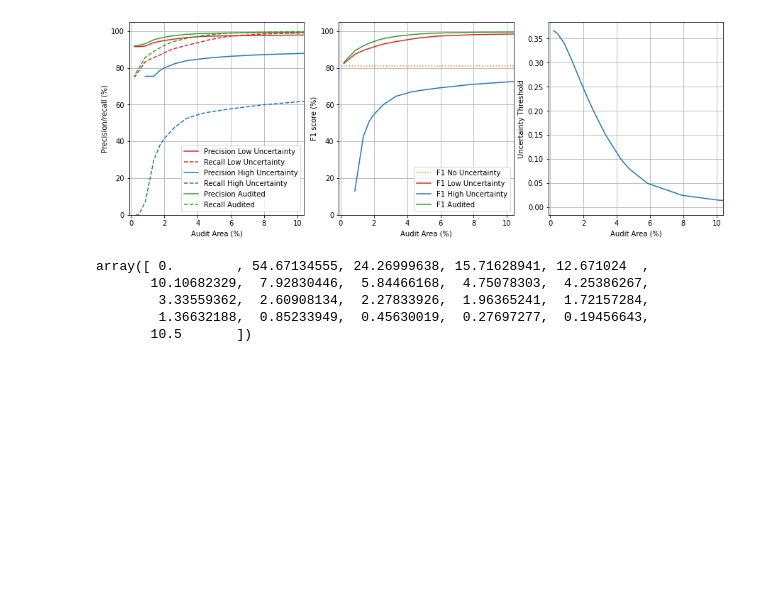
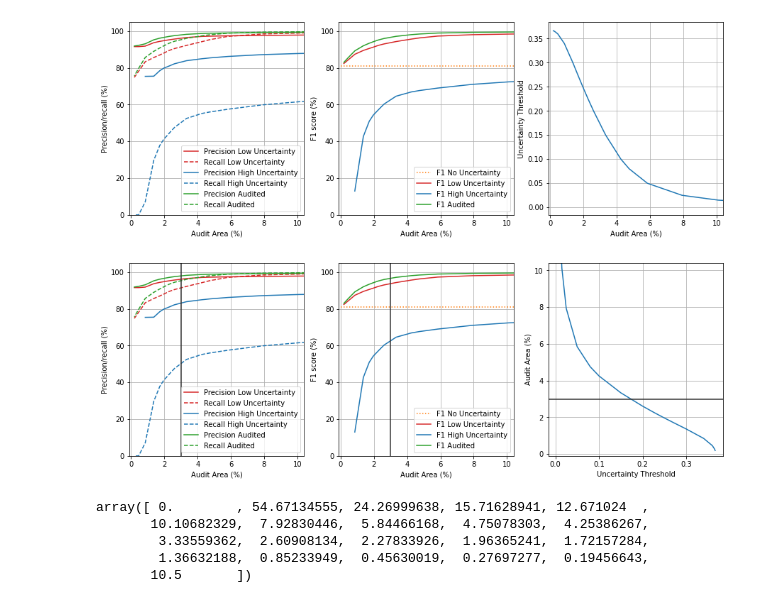
Before and after one commit to DiMorten/deforestation_uncertainty, a Jupyter notebook: training_model_v1 ensemble.ipynb, the cells around one changed output. Saved outputs shown, nothing was run; the diff lists cells and outputs as text; code cells hidden in the pictures; blank space fills up the shorter version.

```diff
--- a/training_model_v1 ensemble.ipynb
+++ b/training_model_v1 ensemble.ipynb
@@ -1750,7 +1743,7 @@ if predictor == Predictor.pred_entropy:
         threshold_list = [0.0025, 0.005, 0.0075, 0.01, 0.015, 0.025, 0.05, 0.08, 0.1, 0.15, 0.2, 0.225,
                 0.25, 0.27, 0.3, 0.34, 0.36, np.max(uncertainty)-0.003, np.max(uncertainty)-0.0015]
 elif predictor == Predictor.pred_var:
-        threshold_list = [0.0025, 0.005, 0.0075, 0.01, 0.015, 0.025, 0.05, 0.08, 0.1, 0.15, 0.2, 0.225,
+        threshold_list = [0.0000001, 0.000001, 0.00001, 0.0001, 0.0005, 0.001, 0.0025, 0.005, 0.0075, 0.01, 0.015, 0.025, 0.05, 0.08, 0.1, 0.15, 0.2, 0.225,
                 0.25, 0.27, 0.3, 0.34, 0.36]
         threshold_list = [x*0.13/0.36 for x in threshold_list] + [np.max(uncertainty)-0.0015, np.max(uncertainty)-0.0008]
 elif predictor == Predictor.MI:
@@ -1984,6 +1977,87 @@ if True:
     plt.savefig('output/figures/recall_precision_f1_AA.png', dpi=150, bbox_inches='tight')
 # %% [output]
 [figure]
+# %%
+fig, (ax1, ax2, ax3) = plt.subplots(1, 3)
+fig.set_figheight(5)
+fig.set_figwidth(15)
+ax1.plot(m['AA']*100, m['precision_L']*100, 'C3-', label="Precision Low Uncertainty")
+ax1.plot(m['AA']*100, m['recall_L']*100, 'C3--', label="Recall Low Uncertainty")
+ax1.plot(m['AA']*100, m['precision_H']*100, 'C0-', label="Precision High Uncertainty")
+ax1.plot(m['AA']*100, m['recall_H']*100, 'C0--', label="Recall High Uncertainty")
+ax1.plot(m['AA']*100, m_audited['precision']*100, 'C2-', label="Precision Audited")
+ax1.plot(m['AA']*100, m_audited['recall']*100, 'C2--', label="Recall Audited")
+
+ax1.legend(loc="lower right")
+ax1.set_ylabel('Precision/recall (%)')
+ax1.set_xlabel('Audit Area (%)')
+ax1.set_ylim(ylim)
+ax1.set_xlim(xlim)
+ax1.grid()
+
+
+xs = [0, 120]
+ax1.vlines(x = 3, ymin = 0, ymax = max(xs),
+           colors = (0.2, 0.2, 0.2),
+           label = 'vline_multiple - full height')
+
+
+# ax2.plot(np.append(0, m['AA']*100),
+#     np.append(f1, np.ones_like(m['AA']) * f1),
+#     'C1:', label="F1 No Uncertainty")
+
+ax2.plot(range(int(xlim[0]), int(xlim[1] + 2)),
+    np.ones(int(xlim[1] + 2)) * f1,
+    'C1:', label="F1 No Uncertainty")
+
+
+
+ax2.plot(m['AA']*100, m['f1_L']*100, 'C3-', label="F1 Low Uncertainty")
+ax2.plot(m['AA']*100, m['f1_H']*100, 'C0-', label="F1 High Uncertainty")
+ax2.plot(m['AA']*100, m_audited['f1']*100, 'C2-', label="F1 Audited")
+
+ax2.set_ylabel('F1 score (%)')
+ax2.set_xlabel('Audit Area (%)')
+ax2.set_ylim(ylim)
+ax2.set_xlim(xlim)
+
+ax2.grid()
+
+ax2.legend(loc="lower right")
+
+
+xs = [0, 120]
+ax2.vlines(x = 3, ymin = 0, ymax = max(xs),
+           colors = (0.2, 0.2, 0.2),
+#           colors = 'C9',
+
+           label = '3% AA')
+
+
+ax3.plot(np.asarray(threshold_list), m['AA']*100, label="AA")
+ax3.set_ylabel('Audit Area (%)')
+ax3.set_xlabel('Uncertainty Threshold')
+ax3.grid()
+ax3.set_ylim(xlim)
+
+'''
+ax3.plot(np.linspace(ax3.get_xlim()[0], ax3.get_xlim()[1], 3),
+    np.ones(3) * 3,
+    'C1:', label="F1 No Uncertainty")
+'''
+
+ys = [0, 2]
+lims = ax3.get_xlim()
+ax3.hlines(y = 3, xmin = ax3.get_xlim()[0], xmax = ax3.get_xlim()[1],
+           colors = (0.2, 0.2, 0.2),
+           label = '3% AA')
+
+ax3.set_xlim(lims)
+# if save_figures == True:
+if True:
+    plt.savefig('output/figures/recall_precision_f1_AA_v2.png', dpi=150, bbox_inches='tight')
+# %% [output]
+[figure, added]
 # %%
 np.append(np.append(0, m['AA']*100), 10.5)
 # %% [output]
```
Also changed, not shown: parts of 4 cells of this notebook, 6 other files.
